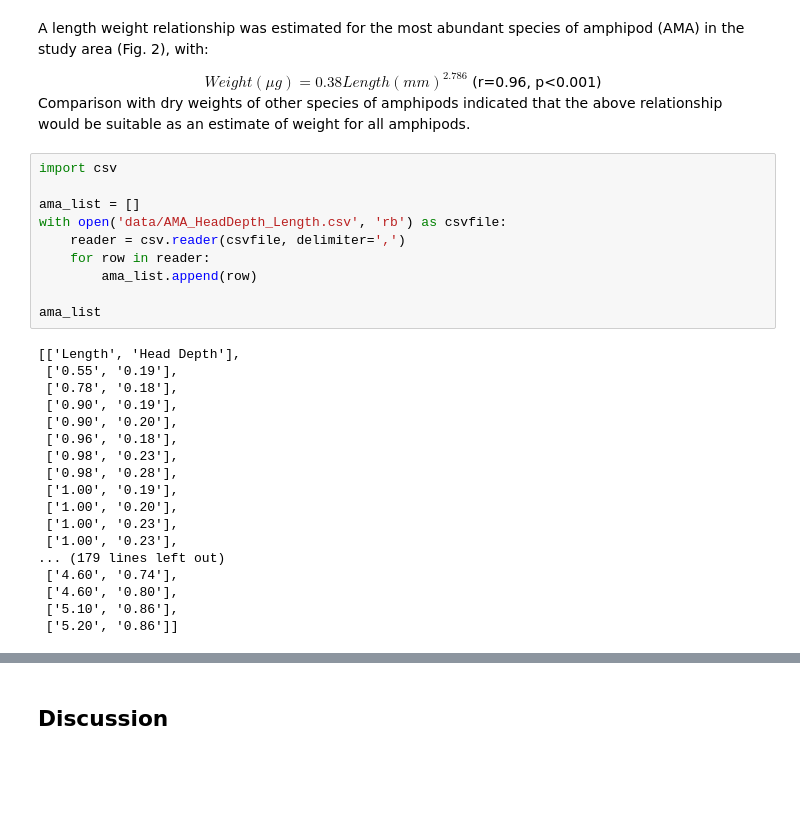
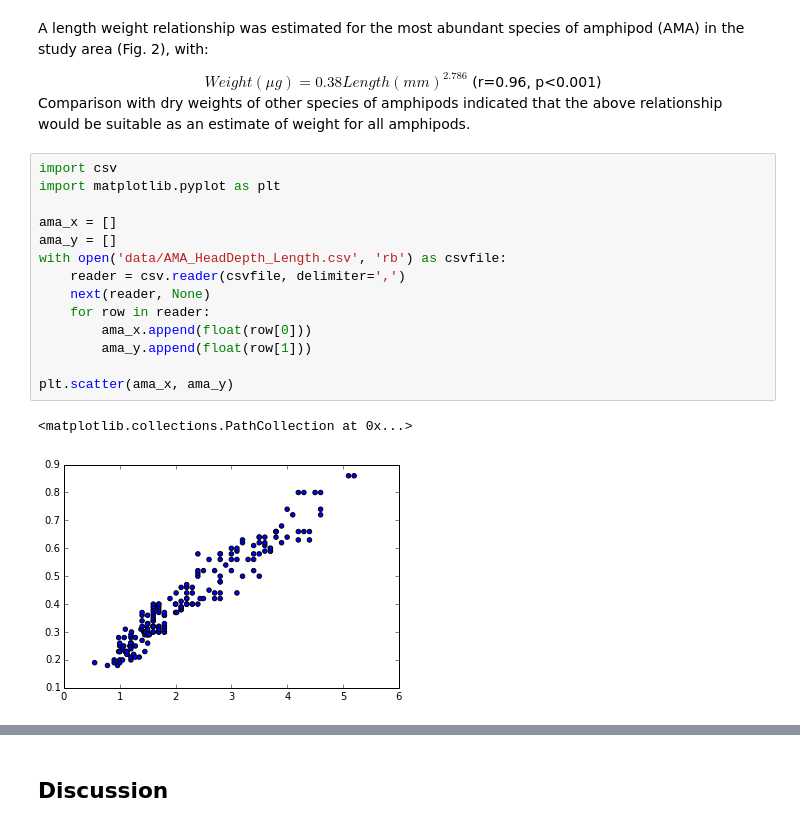
Before and after one commit to rah/optimal-size-selection, a Jupyter notebook: 3. General Diet and Ontogenetic Changes in Diet.ipynb, the cells around one changed output, grey strips where cells are left out. Drawn from its saved outputs; the diff is of its cells as text; blank space fills up the shorter version.

Commit message:
plot AMA head vs length

```diff
--- a/3. General Diet and Ontogenetic Changes in Diet.ipynb
+++ b/3. General Diet and Ontogenetic Changes in Diet.ipynb
@@ -58,32 +58,21 @@ A length weight relationship was estimated for the most abundant species of amph
 Comparison with dry weights of other species of amphipods indicated that the above relationship would be suitable as an estimate of weight for all amphipods.
 # %%
 import csv
+import matplotlib.pyplot as plt
 
-ama_list = []
+ama_x = []
+ama_y = []
 with open('data/AMA_HeadDepth_Length.csv', 'rb') as csvfile:
     reader = csv.reader(csvfile, delimiter=',')
+    next(reader, None)
     for row in reader:
-        ama_list.append(row)
+        ama_x.append(float(row[0]))
+        ama_y.append(float(row[1]))
 
-ama_list
+plt.scatter(ama_x, ama_y)
 # %% [output]
-[['Length', 'Head Depth'],
- ['0.55', '0.19'],
- ['0.78', '0.18'],
- ['0.90', '0.19'],
- ['0.90', '0.20'],
- ['0.96', '0.18'],
- ['0.98', '0.23'],
- ['0.98', '0.28'],
- ['1.00', '0.19'],
- ['1.00', '0.20'],
- ['1.00', '0.23'],
- ['1.00', '0.23'],
-... (179 lines left out)
- ['4.60', '0.74'],
- ['4.60', '0.80'],
- ['5.10', '0.86'],
- ['5.20', '0.86']]
+<matplotlib.collections.PathCollection at 0x...>
+[figure, added]
 # %% [markdown]
 <p><p>
 <img src="images/Figure2.jpg" alt="Fig. 2 Length and Dry Weight Relationship of amphipod A" height=400 width=400>
```
